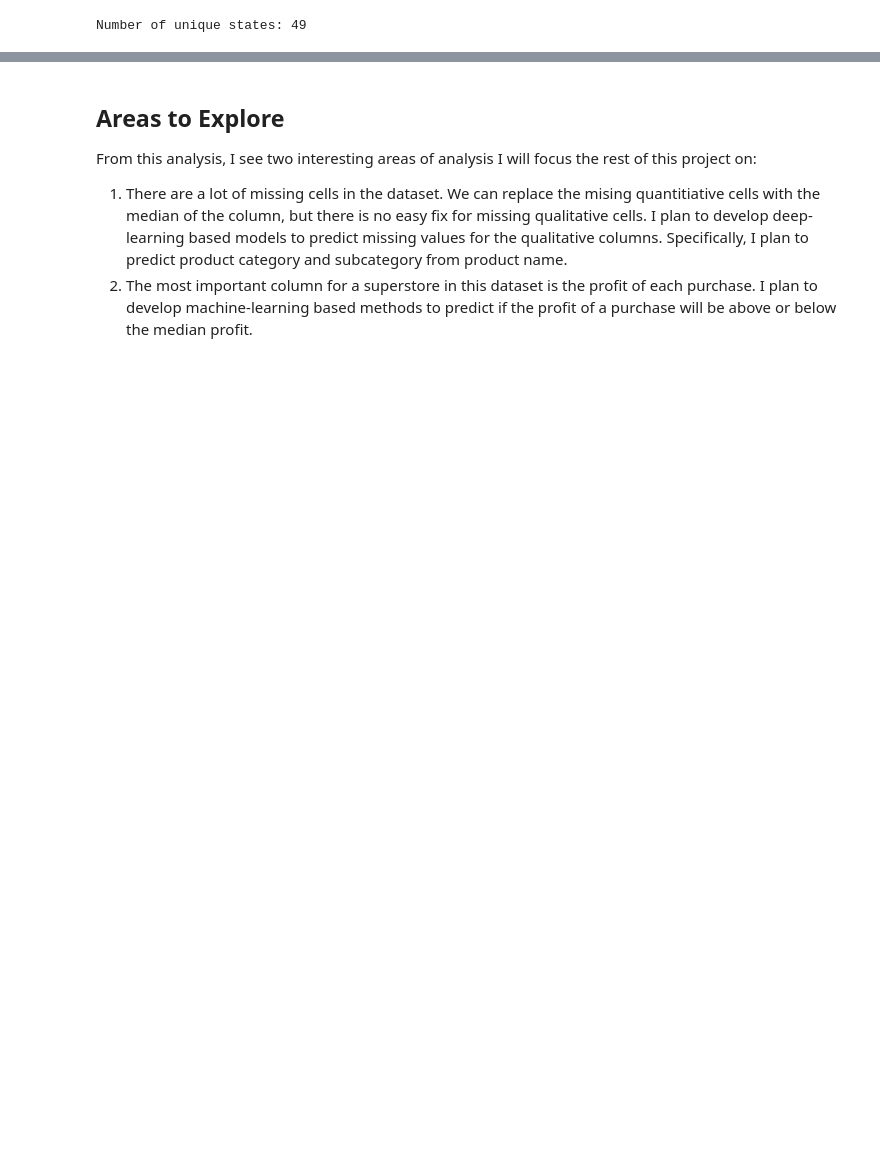
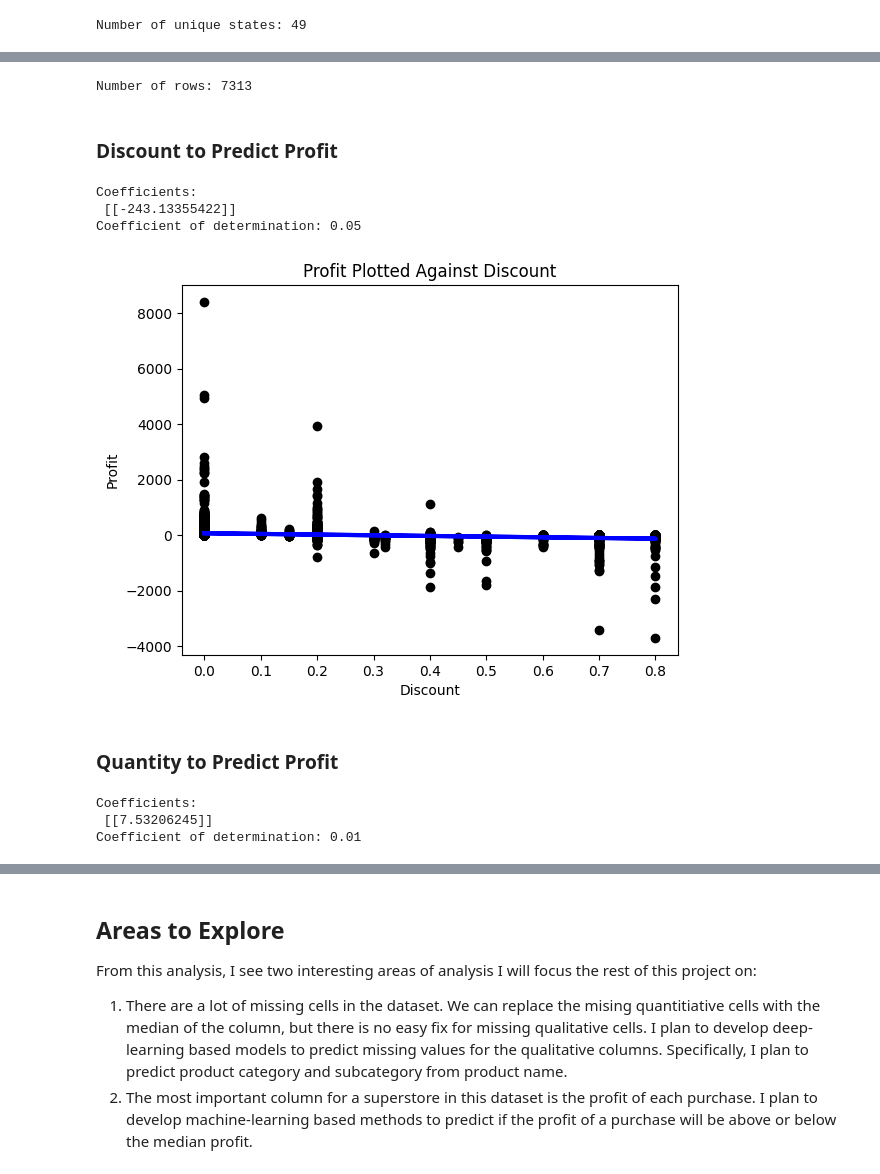
Before and after one commit to JohnG112358/DALI-Machine-Learning-Challenge, a Jupyter notebook: exploratoryAnalysis.ipynb, the cells around one changed output, grey strips where cells are left out. Drawn from its saved outputs; the diff is of its cells as text; code cells hidden in the pictures; blank space fills up the shorter version.

```diff
--- a/exploratoryAnalysis.ipynb
+++ b/exploratoryAnalysis.ipynb
@@ -208,0 +354,38 @@ Name: Sub-Category, dtype: int64
+# %%
+df.dropna(subset=["Discount", "Profit", "Quantity"], inplace=True)
+print("Number of rows: " + str(df.shape[0])) # make sure we still have enough rows
+# %% [output]
+Number of rows: 7313
+# %%
+discount = df["Discount"].to_numpy().reshape(-1, 1)
+profit = df["Profit"].to_numpy().reshape(-1, 1)
+quantity = df["Quantity"].to_numpy().reshape(-1, 1)
+# %% [markdown]
+### Discount to Predict Profit
+# %%
+regr = linear_model.LinearRegression()
+regr.fit(discount, profit)
+predictions = regr.predict(discount)
+# %%
+print("Coefficients: \n", regr.coef_)
+# The coefficient of determination: 1 is perfect prediction
+print("Coefficient of determination: %.2f" % r2_score(profit, predictions))
+
+# The correlation coefficient is 0.05, indicating there is little to no linear relationship between discount and proft.
+# %% [output]
+Coefficients:
+ [[-243.13355422]]
+Coefficient of determination: 0.05
+# %%
+plt.scatter(discount, profit, color="black")
+plt.title("Profit Plotted Against Discount")
+plt.xlabel("Discount")
+plt.ylabel("Profit")
+plt.plot(discount, predictions, color="blue", linewidth=3)
+plt.show()
+
+# Looking at the scatterplot, it seems there is little to no linear relationship between profit and discount.
+# %% [output]
+[figure, added]
+# %% [markdown]
+### Quantity to Predict Profit
@@ -208,0 +396,10 @@ Name: Sub-Category, dtype: int64
+# %%
+print("Coefficients: \n", regr.coef_)
+# The coefficient of determination: 1 is perfect prediction
+print("Coefficient of determination: %.2f" % r2_score(profit, predictions))
+
+# The correlation coefficient is 0.01, indicating there is little to no linear relationship between quantity and proft.
+# %% [output]
+Coefficients:
+ [[7.53206245]]
+Coefficient of determination: 0.01
```
Also changed, not shown: parts of 30 cells of this notebook.
